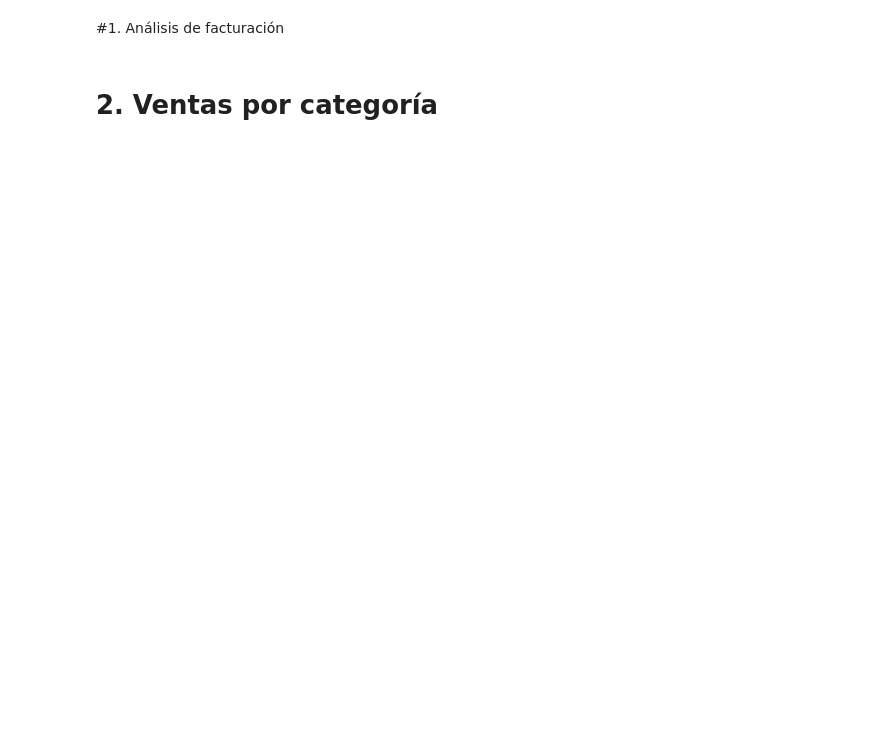
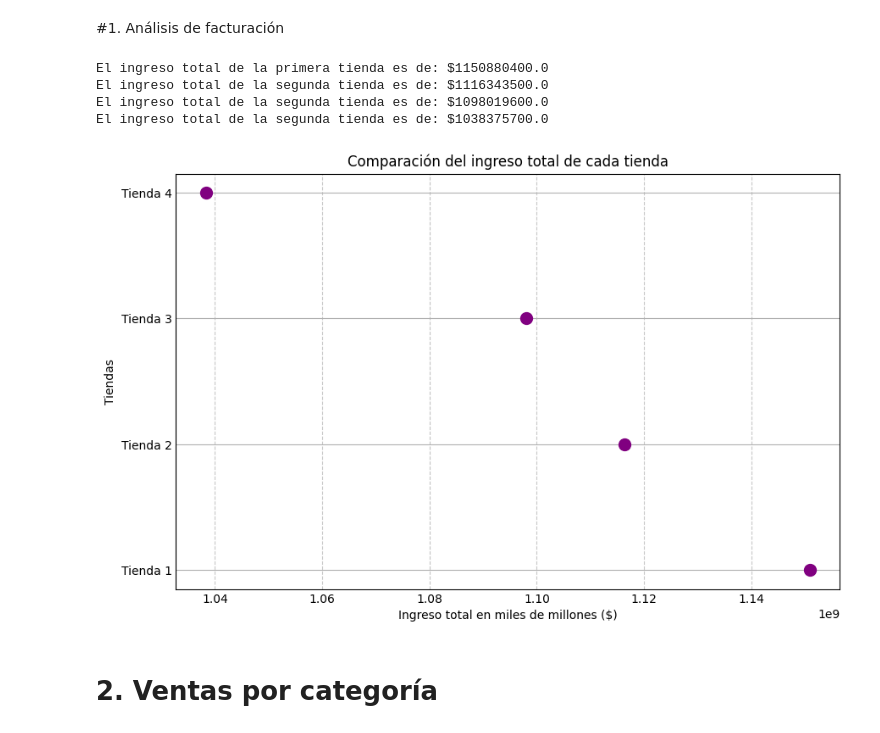
Before and after one commit to guadalupeltissera-png/Challenge-Alura-Store, a Jupyter notebook: AluraStoreLatam.ipynb, the cells around one changed output. Cells and saved outputs as stored; diff of their text form; code cells hidden in the pictures; blank space fills up the shorter version.

```diff
--- a/AluraStoreLatam.ipynb
+++ b/AluraStoreLatam.ipynb
@@ -26,4 +30,38 @@ tienda.head()
 # %% [markdown]
 #1. Análisis de facturación
+# %%
+
+suma_precio_tienda =tienda['Precio'].sum()
+print(f'El ingreso total de la primera tienda es de: ${suma_precio_tienda}')
+
+suma_precio_tienda2 =tienda2['Precio'].sum()
+print(f'El ingreso total de la segunda tienda es de: ${suma_precio_tienda2}')
+
+suma_precio_tienda3 =tienda3['Precio'].sum()
+print(f'El ingreso total de la segunda tienda es de: ${suma_precio_tienda3}')
+
+suma_precio_tienda4 = tienda4['Precio'].sum()
+print(f'El ingreso total de la segunda tienda es de: ${suma_precio_tienda4}')
+# %% [output]
+El ingreso total de la primera tienda es de: $1150880400.0
+El ingreso total de la segunda tienda es de: $1116343500.0
+El ingreso total de la segunda tienda es de: $1098019600.0
+El ingreso total de la segunda tienda es de: $1038375700.0
+# %%
+tiendas = ['Tienda 1', 'Tienda 2', 'Tienda 3', 'Tienda 4']
+suma_precio = [suma_precio_tienda, suma_precio_tienda2, suma_precio_tienda3, suma_precio_tienda4]
+
+plt.figure(figsize=(8,5))
+
+plt.plot(suma_precio, tiendas, 'o', markersize=10, color='purple')
+
+plt.xlabel('Ingreso total en miles de millones ($)')
+plt.ylabel('Tiendas')
+plt.title('Comparación del ingreso total de cada tienda')
+plt.grid(axis='x', linestyle='--', alpha=0.7)
+
+plt.show()
+# %% [output]
+[figure, added]
 # %% [markdown]
 # 2. Ventas por categoría
```
Also changed, not shown: parts of 24 cells of this notebook.
